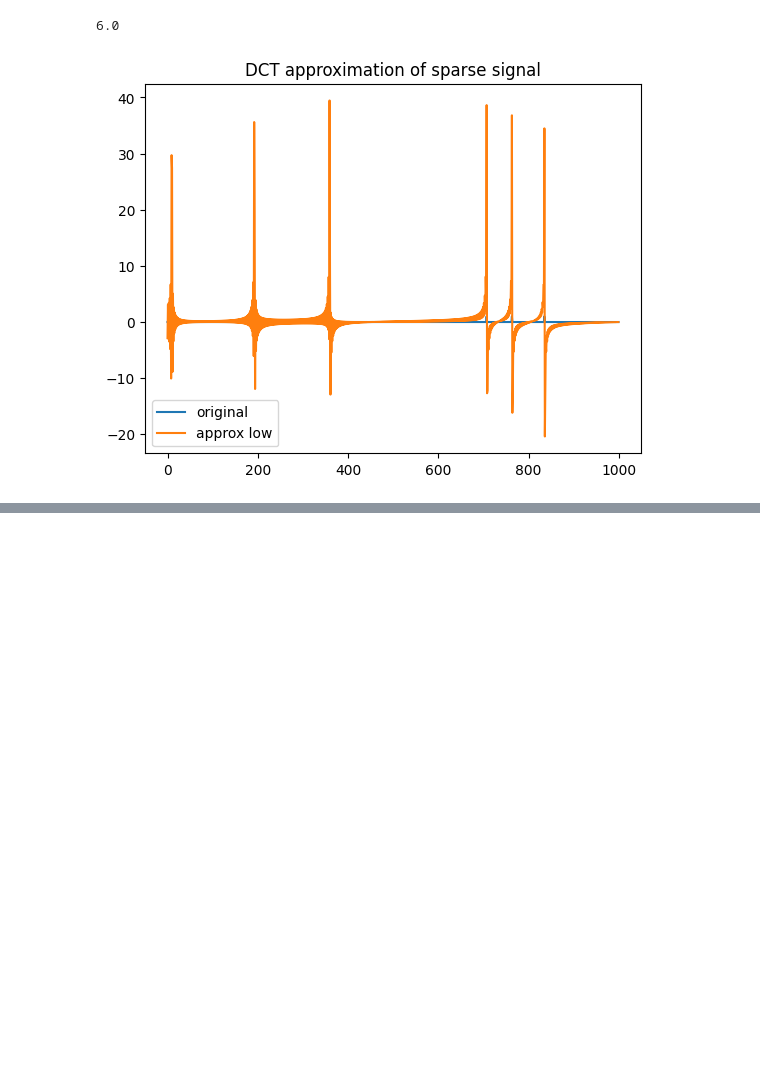
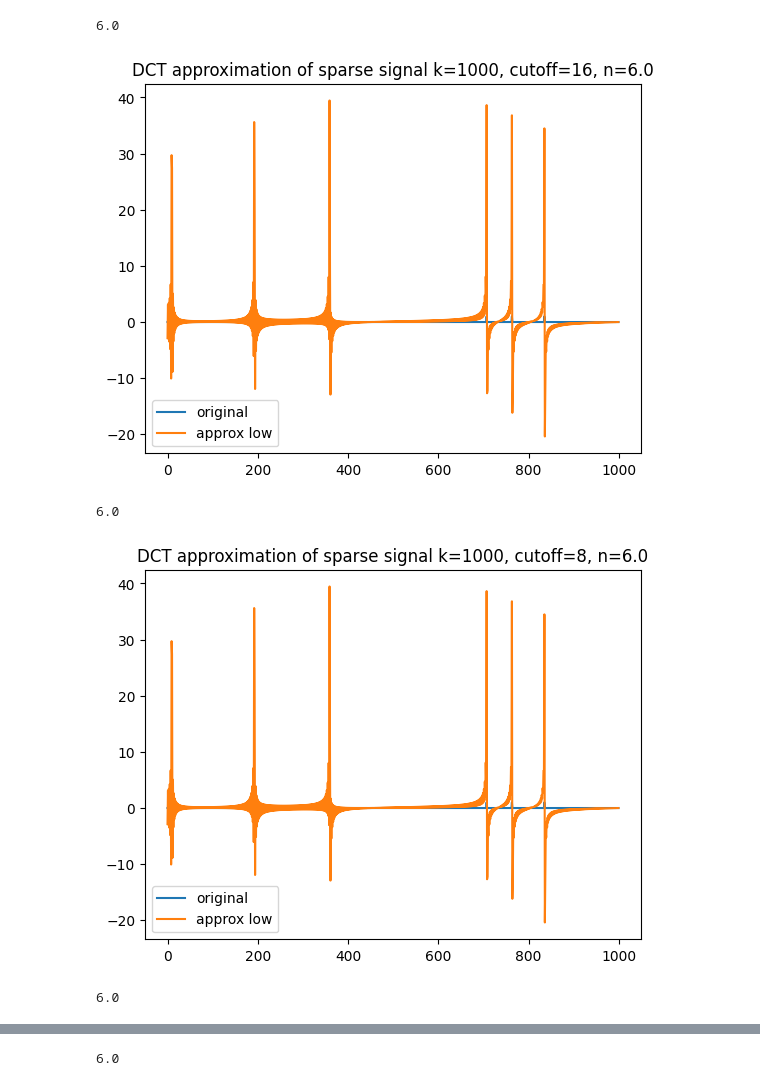
Before and after one commit to dsgt-kaggle-clef/geolifeclef-2024, a Jupyter notebook: notebooks/modeling/2024-04-20-acm-00-test-dct-sparse.ipynb, the cells around one changed output, grey strips where cells are left out. Drawn from its saved outputs; the diff is of its cells as text; code cells hidden in the pictures; blank space fills up the shorter version.

```diff
--- a/notebooks/modeling/2024-04-20-acm-00-test-dct-sparse.ipynb
+++ b/notebooks/modeling/2024-04-20-acm-00-test-dct-sparse.ipynb
@@ -1,35 +1,38 @@
 # %%
 # import dct
 from scipy.fftpack import dct
 from matplotlib import pyplot as plt
 import numpy as np
 
 # create a sparse signal
-np.random.seed(0)
-k = 1000
-x = np.zeros(k)
-for i in range(np.random.randint(1, 10)):
-    x[np.random.randint(0, k)] = 1
+for k, cutoff in [(1000, 16), (1000, 8), (1000, 4), (10000, 2)]:
+    np.random.seed(0)
+    x = np.zeros(k)
+    for i in range(np.random.randint(1, 10)):
+        x[np.random.randint(0, k)] = 1
 
-print(x.sum())
-x_dct = dct(x, norm="ortho")
-# plt.plot(x_dct)
-# plt.show()
+    print(x.sum())
+    x_dct = dct(x, norm="ortho")
+    # plt.plot(x_dct)
+    # plt.show()
 
-# truncate to high frequencies
-x_dct_high = x_dct.copy()
-x_dct_high[:-16] = 0
-x_approx_high = dct(x_dct)
-x_dct_low = x_dct.copy()
-x_dct_low[:16] = 0
-x_approx_low = dct(x_dct)
+    # truncate to high frequencies
+    x_dct_high = x_dct.copy()
+    x_dct_high[:-cutoff] = 0
+    x_approx_high = dct(x_dct)
+    x_dct_low = x_dct.copy()
+    x_dct_low[:cutoff] = 0
+    x_approx_low = dct(x_dct)
 
-plt.plot(x, label="original")
-plt.plot(x_approx_low, label="approx low")
-# plt.plot(x_approx_high, label="approx high")
-plt.legend()
-plt.title("DCT approximation of sparse signal")
-plt.show()
+    plt.plot(x, label="original")
+    plt.plot(x_approx_low, label="approx low")
+    # plt.plot(x_approx_high, label="approx high")
+    plt.legend()
+    plt.title(f"DCT approximation of sparse signal k={k}, cutoff={cutoff}, n={x.sum()}")
+    plt.show()
 # %% [output]
 6.0
-[figure, old version]
+[figure, new version]
+6.0
+[figure, added]
+6.0
@@ -35,0 +40 @@ plt.show()
+6.0
```
Also changed, not shown: parts of 1 cell of this notebook, 1 other file.
